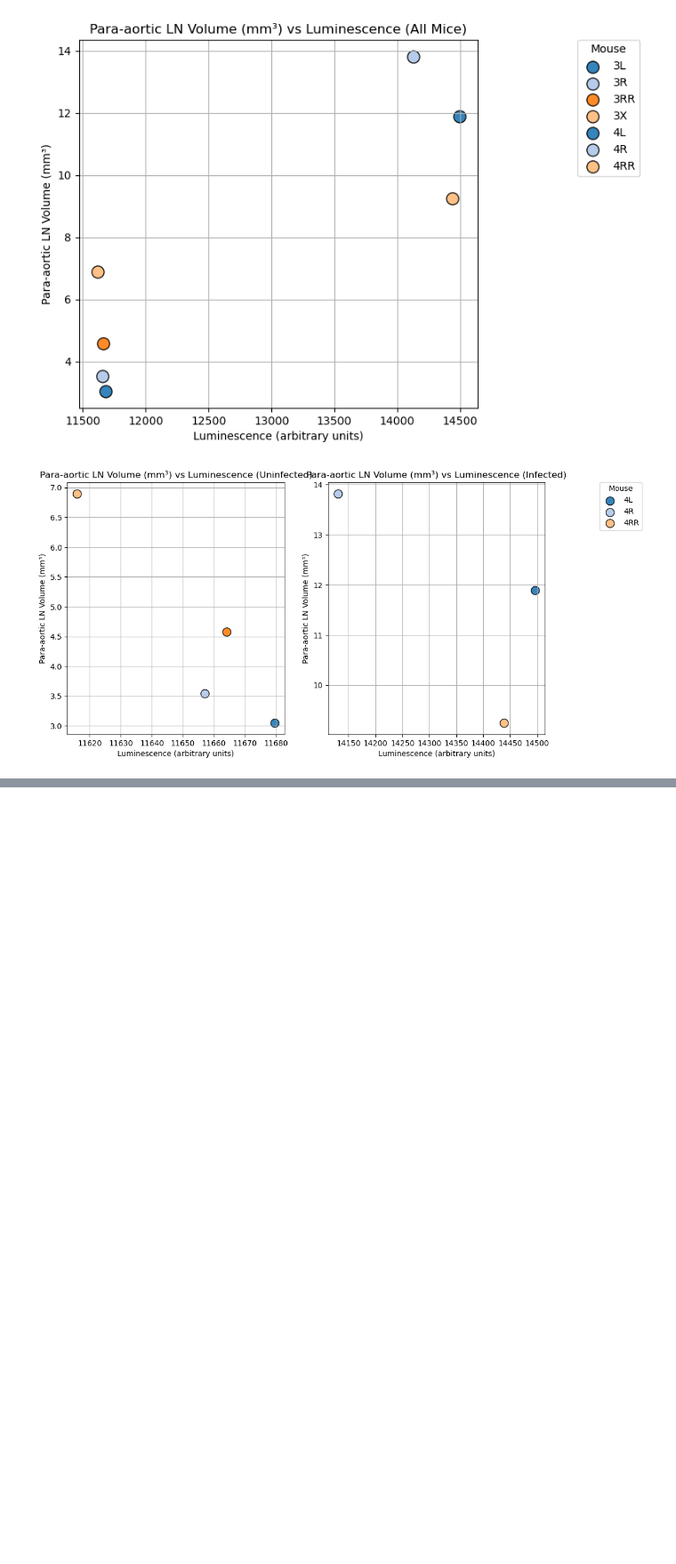
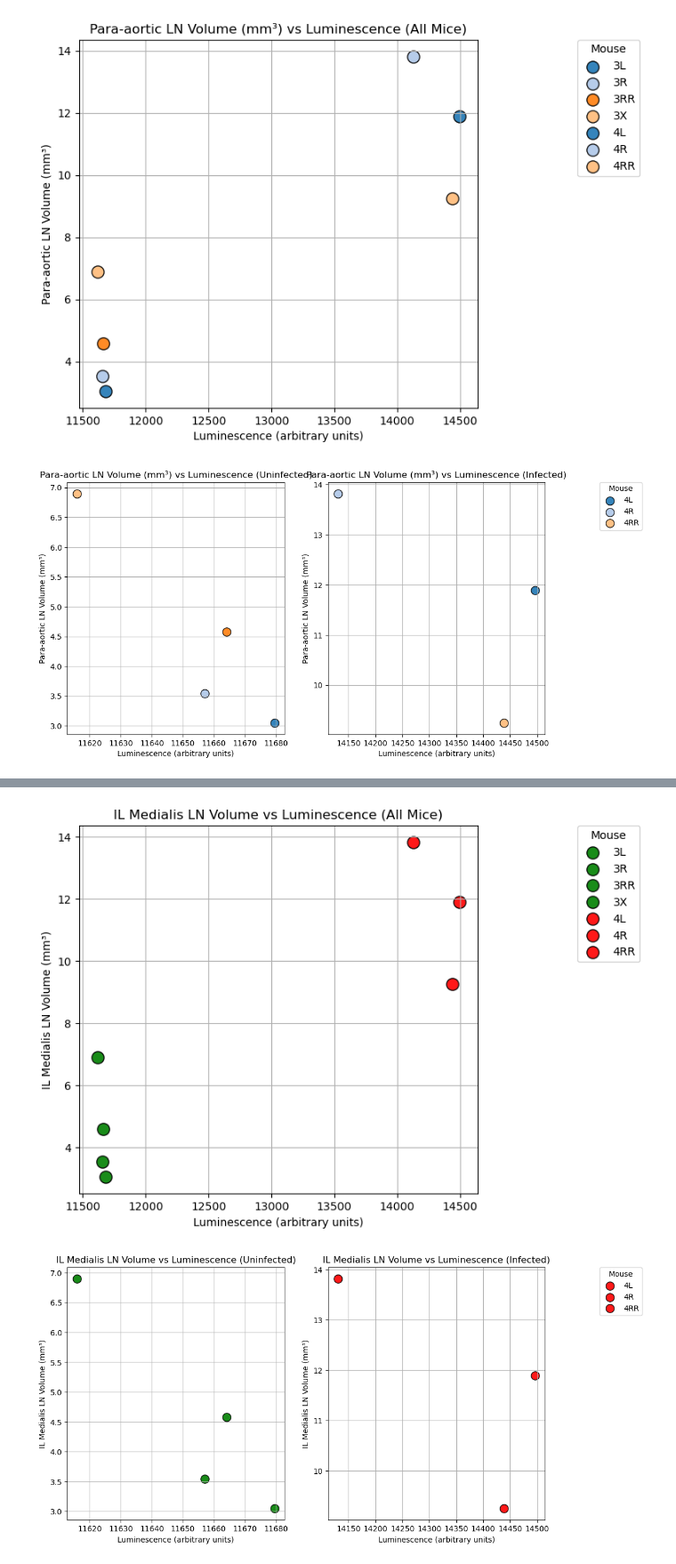
Before and after one commit to vrama16/LymeDisease, a Jupyter notebook: Week15Changes.ipynb, the cells around one changed output, grey strips where cells are left out. Shown at 89% size. Saved outputs shown, nothing was run; the diff lists cells and outputs as text; code cells hidden in the pictures; blank space fills up the shorter version.

```diff
--- a/Week15Changes.ipynb
+++ b/Week15Changes.ipynb
@@ -134,0 +191,55 @@ for var_key, var_label in variables:
+# %%
+# --- Plotting function for IL Medialis LN Volume (Week 7 only, red/green colors) ---
+def plot_il_medialis(split_by_infection=False):
+    fig, axs = (plt.subplots(1, 2, figsize=(14, 6)) if split_by_infection
+                else (plt.figure(figsize=(8, 6)), [plt.gca()]))
+
+    def plot_group(ax, infected_status):
+        # choose color based on infection status
+        color = "red" if infected_status else "green"
+
+        mice = sorted(set(e['Mouse'] for e in mri_data if e['Infected'] == infected_status))
+        for mouse in mice:
+            entry = next(e for e in mri_data if e['Mouse'] == mouse)  # week 7 only
+            lum = lum_data.get((mouse, 7), None)
+            value = entry["LN_Volume"]   # same key, just renamed in label
+
+            if lum is not None:
+                ax.scatter(lum, value, s=120, color=color,
+                           edgecolor="k", alpha=0.9, label=mouse)
+
+        ax.set_xlabel("Luminescence (arbitrary units)")
+        ax.set_ylabel("IL Medialis LN Volume (mm³)")
+        ax.grid(True)
+
+        # --- Legend outside (still per-mouse) ---
+        handles, labels = ax.get_legend_handles_labels()
+        by_label = dict(zip(labels, handles))
+        ax.legend(by_label.values(), by_label.keys(),
+                  title="Mouse", bbox_to_anchor=(1.25, 1),
+                  loc="upper left", borderaxespad=0)
+
+    if split_by_infection:
+        axs[0].set_title("IL Medialis LN Volume vs Luminescence (Uninfected)")
+        plot_group(axs[0], infected_status=False)
+
+        axs[1].set_title("IL Medialis LN Volume vs Luminescence (Infected)")
+        plot_group(axs[1], infected_status=True)
+
+        plt.subplots_adjust(right=0.75)
+        plt.show()
+    else:
+        axs[0].set_title("IL Medialis LN Volume vs Luminescence (All Mice)")
+        for status in [False, True]:
+            plot_group(axs[0], infected_status=status)
+
+        plt.subplots_adjust(right=0.75)
+        plt.show()
+
+
+# --- Run IL Medialis LN Volume plots ---
+plot_il_medialis(split_by_infection=False)
+plot_il_medialis(split_by_infection=True)
+# %% [output]
+[figure, added]
+[figure, added]
```
Also changed, not shown: parts of 1 cell of this notebook.
